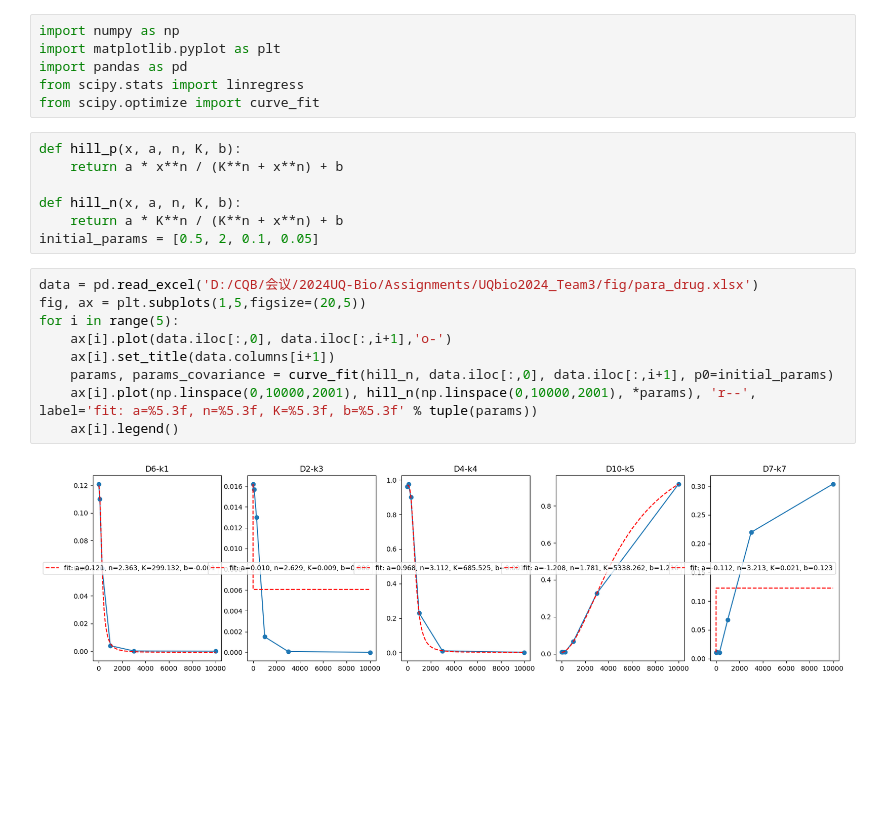
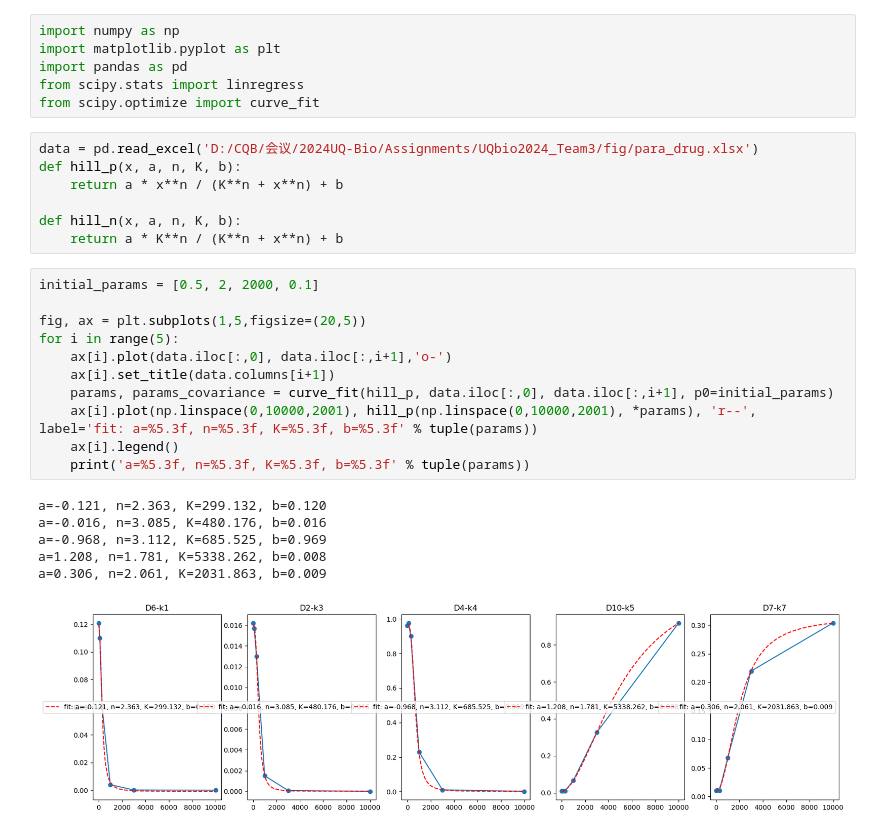
Before and after one commit to Munsky/UQbio2024_Team3, a Jupyter notebook: Para_concentration.ipynb, the cells around one changed output. Saved outputs shown, nothing was run; the diff lists cells and outputs as text; blank space fills up the shorter version.

Commit message:
parameter/vitality-concentration

```diff
--- a/Para_concentration.ipynb
+++ b/Para_concentration.ipynb
@@ -7,23 +7,30 @@ import pandas as pd
 from scipy.stats import linregress
 from scipy.optimize import curve_fit
 # %%
+data = pd.read_excel('D:/CQB/会议/2024UQ-Bio/Assignments/UQbio2024_Team3/fig/para_drug.xlsx')
 def hill_p(x, a, n, K, b):
     return a * x**n / (K**n + x**n) + b
 
 def hill_n(x, a, n, K, b):
     return a * K**n / (K**n + x**n) + b
-initial_params = [0.5, 2, 0.1, 0.05]
 # %%
-data = pd.read_excel('D:/CQB/会议/2024UQ-Bio/Assignments/UQbio2024_Team3/fig/para_drug.xlsx')
+initial_params = [0.5, 2, 2000, 0.1]
+
 fig, ax = plt.subplots(1,5,figsize=(20,5))
 for i in range(5):
     ax[i].plot(data.iloc[:,0], data.iloc[:,i+1],'o-')
     ax[i].set_title(data.columns[i+1])
-    params, params_covariance = curve_fit(hill_n, data.iloc[:,0], data.iloc[:,i+1], p0=initial_params)
-    ax[i].plot(np.linspace(0,10000,2001), hill_n(np.linspace(0,10000,2001), *params), 'r--', label='fit: a=%5.3f, n=%5.3f, K=%5.3f, b=%5.3f' % tuple(params))
+    params, params_covariance = curve_fit(hill_p, data.iloc[:,0], data.iloc[:,i+1], p0=initial_params)
+    ax[i].plot(np.linspace(0,10000,2001), hill_p(np.linspace(0,10000,2001), *params), 'r--', label='fit: a=%5.3f, n=%5.3f, K=%5.3f, b=%5.3f' % tuple(params))
     ax[i].legend()
+    print('a=%5.3f, n=%5.3f, K=%5.3f, b=%5.3f' % tuple(params))
 # %% [output]
+a=-0.121, n=2.363, K=299.132, b=0.120
+a=-0.016, n=3.085, K=480.176, b=0.016
+a=-0.968, n=3.112, K=685.525, b=0.969
+a=1.208, n=1.781, K=5338.262, b=0.008
+a=0.306, n=2.061, K=2031.863, b=0.009
-[figure, old version]
+[figure, new version]
 # %%
 data_vitality = pd.read_excel('D:/CQB/会议/2024UQ-Bio/Assignments/UQbio2024_Team3/fig/vitality_drug.xlsx')
 fig, ax = plt.subplots(1,5,figsize=(20,5))
```
Also changed, not shown: parts of 1 cell of this notebook.
